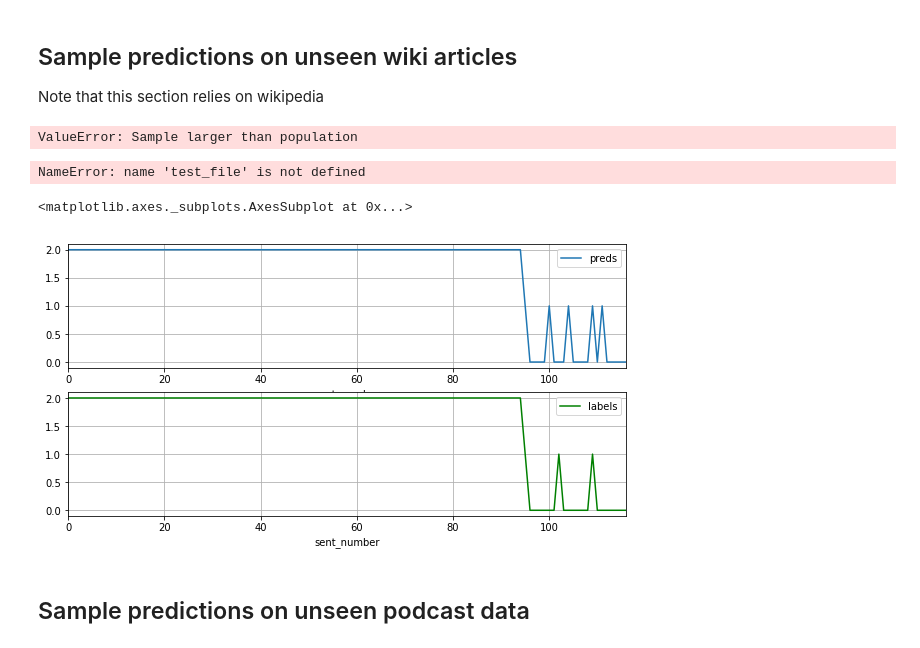
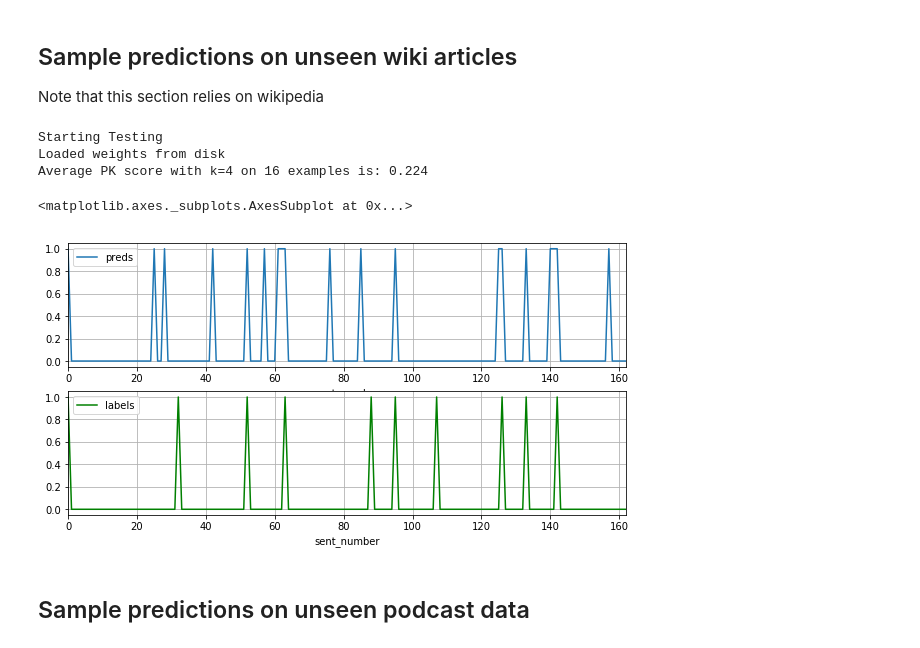
Before and after one commit to bmmidei/SliceCast, a Jupyter notebook: inference.ipynb, the cells around one changed output. Drawn from its saved outputs; the diff is of its cells as text; code cells hidden in the pictures.

```diff
--- a/inference.ipynb
+++ b/inference.ipynb
@@ -60,18 +60,16 @@ net = SliceNet(classification=True,
 ## Sample predictions on unseen wiki articles
 Note that this section relies on wikipedia
 # %%
-dataPath = Path('/home/bmmidei/SliceCast/data/test/hdf5')
+dataPath = Path('/home/bmmidei/SliceCast/data/wiki-sample/')
 files = [str(x) for x in dataPath.glob('**/*') if x.suffix=='.hdf5']
 
 mask = random.sample(range(0,len(files)), 1)
 
 # randomly select a file to test
 test_file = [x for (i,x) in enumerate(files) if i in mask][0]
-# %% [output]
-ValueError: Sample larger than population
 # %%
 k = 4
-num_samples = 20
+num_samples = 16
 
 preds, labels, pk = net.predict(test_file=test_file,
                                 num_samples=num_samples,
@@ -79,30 +77,35 @@ preds, labels, pk = net.predict(test_file=test_file,
                                 k=k)
 print('Average PK score with k={} on {} examples is: {:0.3f}'.format(k, num_samples, pk))
 # %% [output]
-NameError: name 'test_file' is not defined
+Starting Testing
+Loaded weights from disk
+Average PK score with k=4 on 16 examples is: 0.224
 # %%
 np.set_printoptions(suppress=True)
 
 preds = np.argmax(preds, axis=2)
 labels = np.argmax(labels, axis=2)
 # %%
-# Choose the document you want to examine
+# Choose the index of the document you want to examine
+idx = 2
 # You can keep running this cell with different indices to visualize different
 # documents within this batch of testing
-idx = 6
+# Note: The graph displays n sentences where n is the length of the longest
+# document in the batch. As such, there may be padding sections at the beginning
+# of the document with label and prediction of value 2
 
 df = pd.DataFrame()
 df['preds'] = preds[idx,:]
 df['labels'] = labels[idx,:]
 df['sent_number'] = df.index
 
 fig, axes = plt.subplots(nrows=2, ncols=1)
 
 df.plot(x='sent_number', y='preds', figsize=(10,5), grid=True, ax=axes[0])
 df.plot(x='sent_number', y='labels', figsize=(10,5), grid=True, ax=axes[1], color='green')
 # %% [output]
 <matplotlib.axes._subplots.AxesSubplot at 0x...>
-[figure, old version]
+[figure, new version]
 # %% [markdown]
 ## Sample predictions on unseen podcast data
 # %%
```
Also changed, not shown: parts of 5 cells of this notebook.
